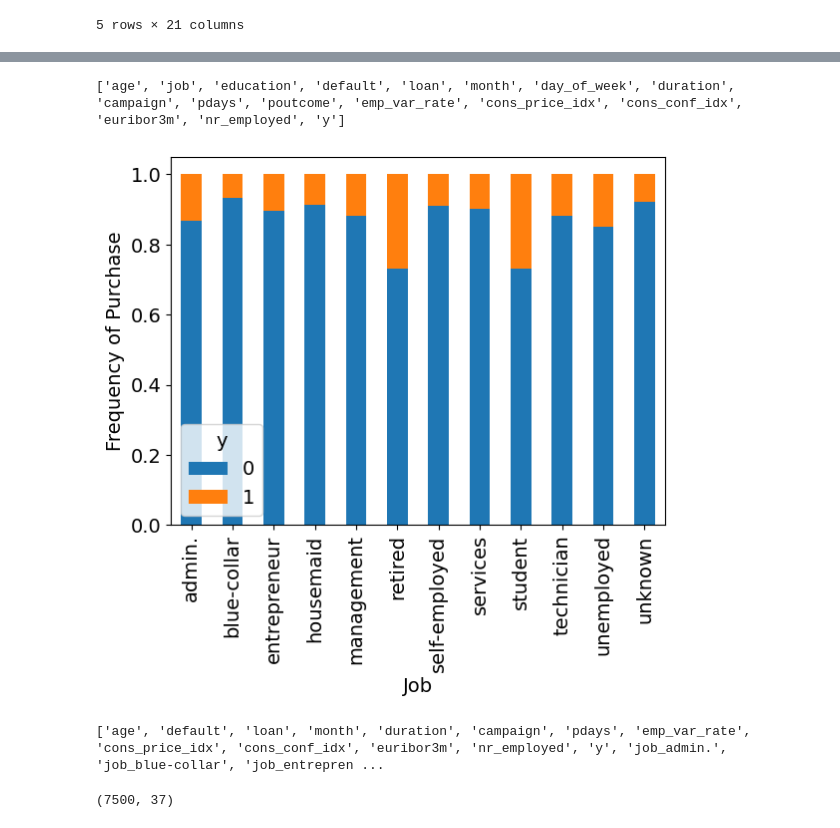
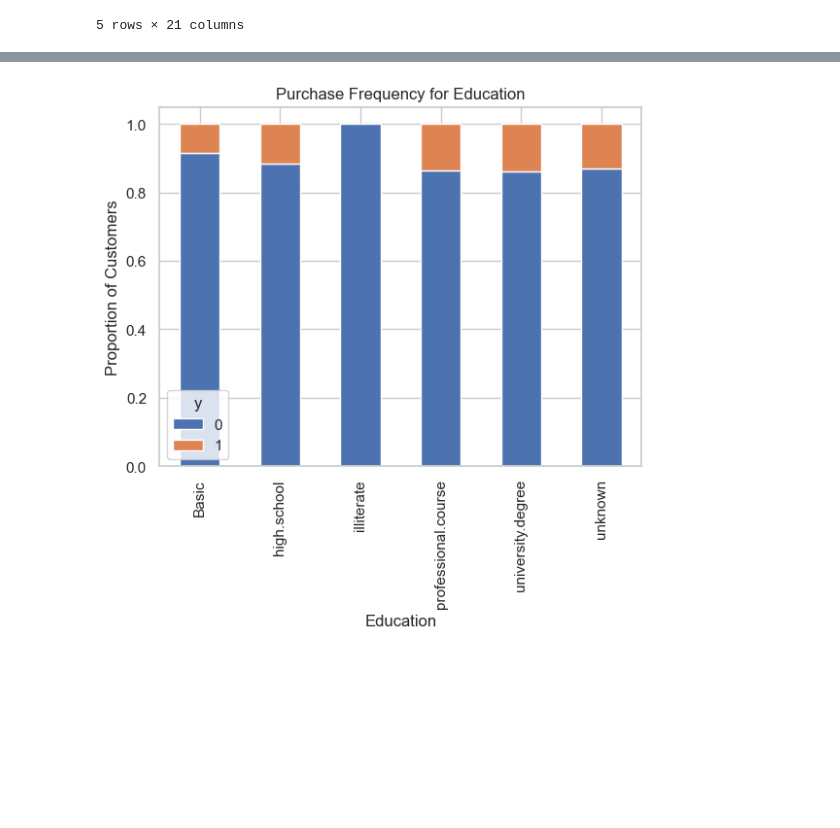
Before and after one commit to hakloi/python_portfolio, a Jupyter notebook: machineLearning/ML_hw3/bank_deposit.ipynb, the cells around one changed output, grey strips where cells are left out. Cells and saved outputs as stored; diff of their text form; code cells hidden in the pictures; blank space fills up the shorter version.

```diff
--- a/machineLearning/ML_hw3/bank_deposit.ipynb
+++ b/machineLearning/ML_hw3/bank_deposit.ipynb
@@ -7,4 +7,8 @@ from sklearn.linear_model import LogisticRegression
 from sklearn.model_selection import train_test_split
 from sklearn.preprocessing import StandardScaler
 plt.rc("font", size=14)
+
+import seaborn as sns
+sns.set_theme(style="white")
+sns.set_theme(style="whitegrid", color_codes=True)
 # %%
@@ -34,16 +49,0 @@ data['education']=np.where(data['education'] =='basic.4y',
-# %%
-from statistics import mean
-
-# print(list(data.columns))
-# data.groupby('y').mean()
-# data.drop(data.columns[[0,11 и другие]], axis = 1, inplace = True)
-
-print(list(data.columns))
-res = mean(data.y)
-print(res)
-
-# columns_res = data.groupby('y').groups
-# print(columns_res)
-
-data.drop(data.columns[[2, 5, 7,13]], axis = 1, inplace = True)
-data.head()
@@ -59,11 +127,9 @@ data.head()
 # %%
-table=pd.crosstab(data.job,data.y)
-table.div(table.sum(1).astype(float),axis=0).plot(kind='bar',
-stacked=True)
-plt.xlabel('Job')
-plt.ylabel('Frequency of Purchase')
-print(list(data.columns))
-# data.drop(data.columns[[0,11 и другие]], axis = 1, inplace = True)
+table=pd.crosstab(data.education,data.y)
+table.div(table.sum(1).astype(float), axis=0).plot(kind='bar', stacked=True)
+plt.title('Purchase Frequency for Education')
+plt.xlabel('Education')
+plt.ylabel('Proportion of Customers')
+plt.savefig('education_purchase_table.png') # нормальное прогнозирование
 # %% [output]
-['age', 'job', 'education', 'default', 'loan', 'month', 'day_of_week', 'duration', 'campaign', 'pdays', 'poutcome', 'emp_var_rate', 'cons_price_idx', 'cons_conf_idx', 'euribor3m', 'nr_employed', 'y']
-[figure, old version]
+[figure, new version]
@@ -72,5 +135,0 @@ data = pd.get_dummies(data, columns =['job', 'education', 'day_of_week', 'poutco
-# %%
-print(list(data.columns))
-data.drop(data.columns[[16]], axis = 1, inplace = True)
-# %% [output]
-['age', 'default', 'loan', 'month', 'duration', 'campaign', 'pdays', 'emp_var_rate', 'cons_price_idx', 'cons_conf_idx', 'euribor3m', 'nr_employed', 'y', 'job_admin.', 'job_blue-collar', 'job_entrepren ...
@@ -81,6 +135,0 @@ Y = Y['y']
-# %%
-X_train, X_test, Y_train, Y_test = train_test_split(X, Y,
-random_state=0)
-print(X_train.shape)
-# %% [output]
-(7500, 37)
```
Also changed, not shown: parts of 21 cells of this notebook, 8 other files.
